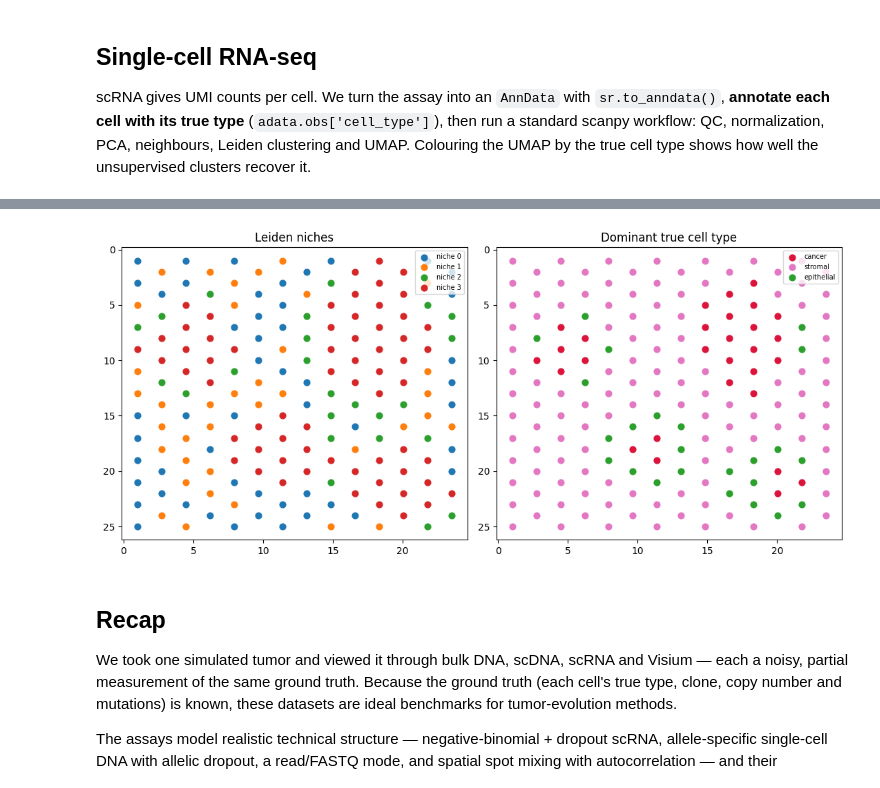
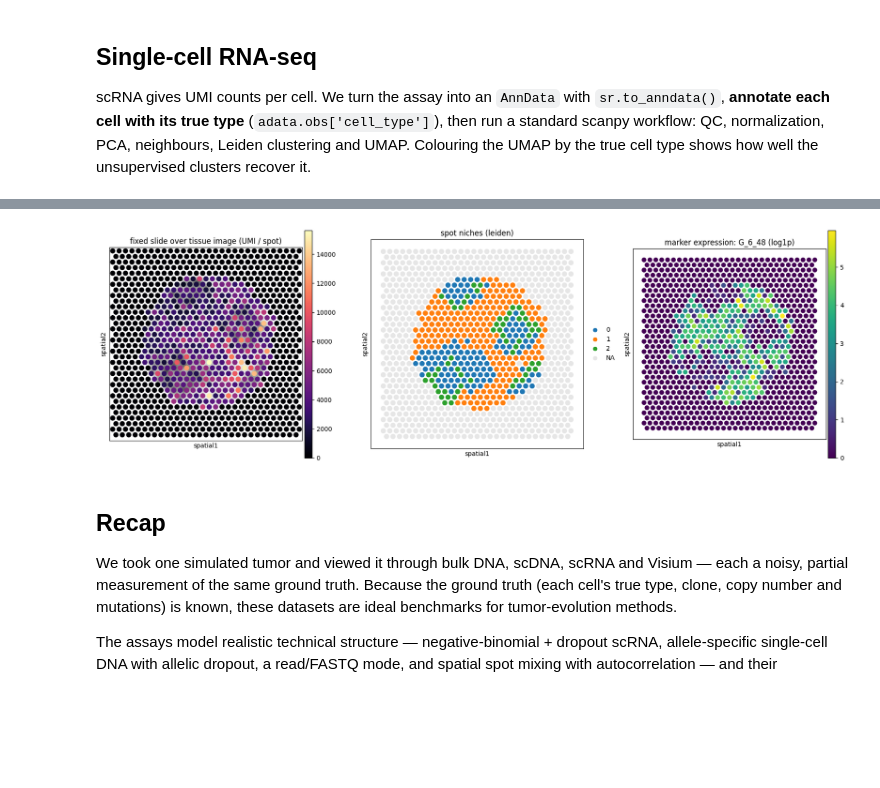
Before and after one commit to pedrofale/iscc, a Jupyter notebook: notebooks/03_data_overview.ipynb, the cells around one changed output, grey strips where cells are left out. Cells and saved outputs as stored; diff of their text form; code cells hidden in the pictures; blank space fills up the shorter version.

```diff
--- a/notebooks/03_data_overview.ipynb
+++ b/notebooks/03_data_overview.ipynb
@@ -63,7 +63,7 @@ Here we take a **punch** (disk) over the `cell_crd` grid, then slice every groun
 down to the chosen cells to get the `sample` the assays will sequence.
 # %%
 bx = Biopsy(cd, rng=np.random.default_rng(0))
-chosen, region, geom = bx.sample(biopsy_type="punch")
+chosen, region, geom = bx.sample(biopsy_type="punch", radius=0.4 * cd["cell_crd"].max().max())
 sample = {k: df.loc[chosen] for k, df in cd.items()}
 print(f"punch biopsy: {len(chosen)} / {len(cd['cell_snv'])} cells | geometry: {geom}")
 
@@ -172,23 +205,18 @@ dominant spot types: {'stromal': 122, 'cancer': 29, 'epithelial': 24}
 # %%
-colors = {"cancer": "crimson", "stromal": "tab:pink", "epithelial": "tab:green",
-          "immune": "gold", "empty": "lightgrey"}
-sp = vis.obsm["spatial"]
-fig, axes = plt.subplots(1, 2, figsize=(11, 5))
-# left: niches (unsupervised), right: dominant true cell type
-for cl in sorted(vis.obs["leiden"].unique(), key=int):
-    m = (vis.obs["leiden"] == cl).values
-    axes[0].scatter(sp[m, 0], sp[m, 1], s=40, label=f"niche {cl}")
-axes[0].set_title("Leiden niches"); axes[0].legend(fontsize=7)
-for ct, col in colors.items():
-    m = (vis.obs["cell_type"] == ct).values
-    if m.any():
-        axes[1].scatter(sp[m, 0], sp[m, 1], s=40, c=col, label=ct)
-axes[1].set_title("Dominant true cell type"); axes[1].legend(fontsize=7)
-for ax in axes:
-    ax.invert_yaxis()
+lib = list(vis.uns["spatial"])[0]
+fig, axes = plt.subplots(1, 3, figsize=(17, 5.5))
+# left: the fixed slide (all spots) over the tissue image, coloured by sequencing depth
+sq.pl.spatial_scatter(vis, color="total_counts", library_id=lib, ax=axes[0], fig=fig, img=True,
+                      shape="circle", size=1.0, cmap="magma", title="fixed slide over tissue image (UMI / spot)")
+# middle: unsupervised spatial domains from the spot expression (off-tissue spots grey)
+sq.pl.spatial_scatter(vis, color="niche", library_id=lib, ax=axes[1], fig=fig, img=False,
+                      shape="circle", size=1.0, na_color="0.9", title="spot niches (leiden)")
+# right: one gene's spot-level expression — the actual ST measurement
+sq.pl.spatial_scatter(vis, color="marker_expr", library_id=lib, ax=axes[2], fig=fig, img=False,
+                      shape="circle", size=1.0, cmap="viridis", title=f"marker expression: {marker} (log1p)")
 plt.tight_layout()
 # %% [output]
-[figure, old version]
+[figure, new version]
 # %% [markdown]
 ## Recap
 
```
Also changed, not shown: parts of 8 cells of this notebook.
